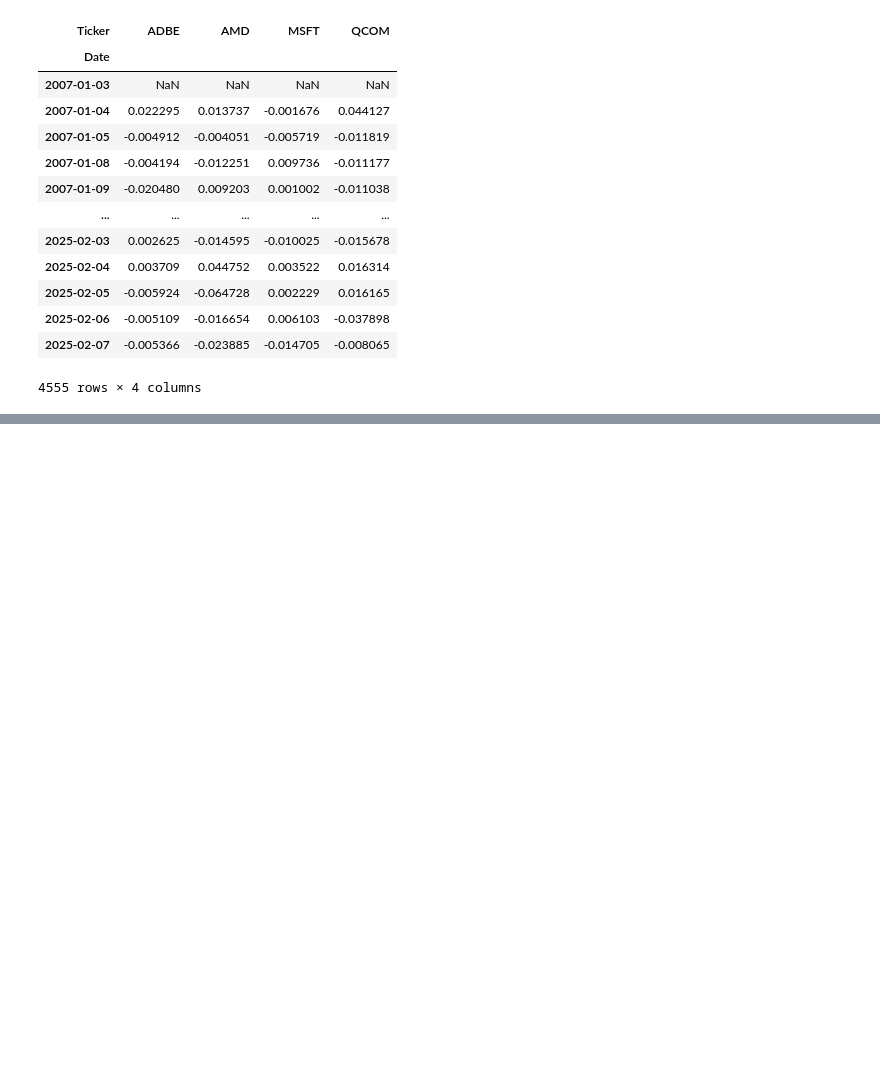
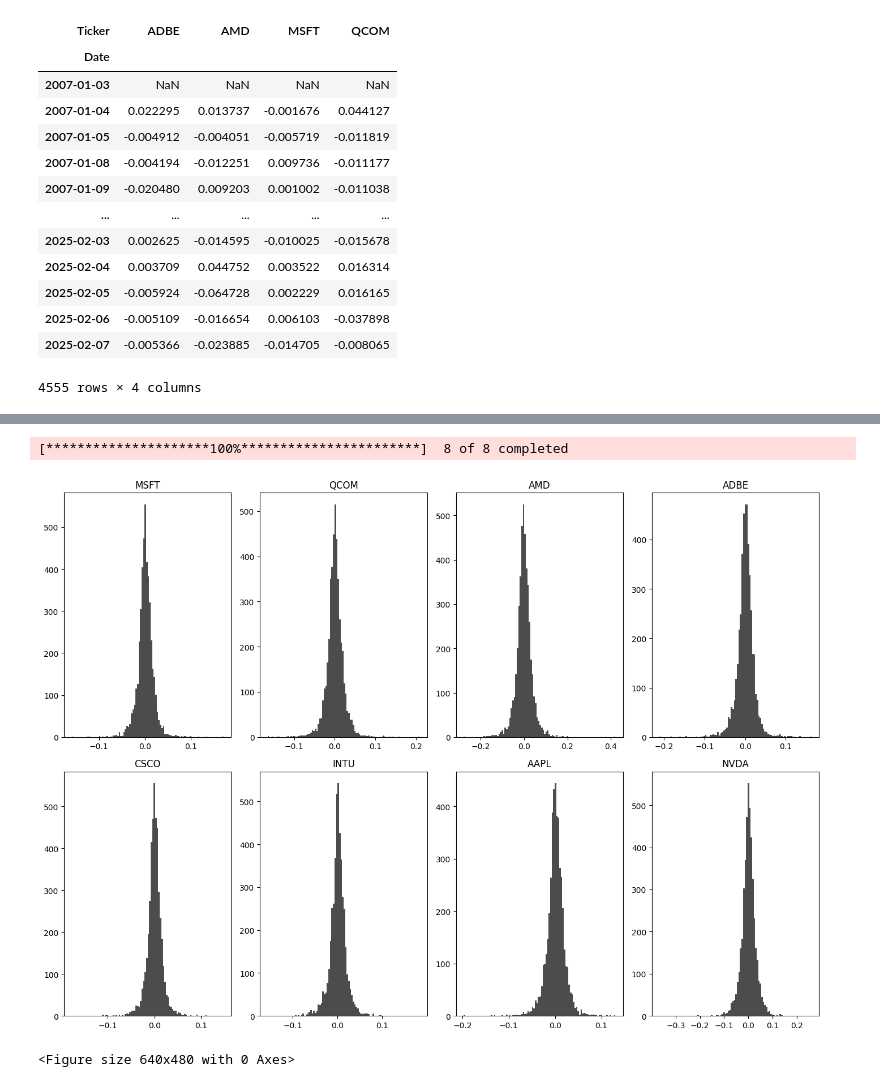
Before and after one commit to KidQuant/FA542-Project, a Jupyter notebook: data.ipynb, the cells around one changed output, grey strips where cells are left out. Drawn from its saved outputs; the diff is of its cells as text; code cells hidden in the pictures; blank space fills up the shorter version.

```diff
--- a/data.ipynb
+++ b/data.ipynb
@@ -116,0 +134,31 @@ from statsmodels.graphics.tsaplots import plot_acf
+# %%
+start = datetime.datetime(2007, 1, 1)
+end = datetime.datetime(2025,2,10)
+
+tickers = ['MSFT', 'QCOM', 'AMD', 'ADBE', 'CSCO', 'INTU', 'AAPL', 'NVDA']
+
+df = yf.download(tickers, start, end)['Close']
+# %% [output]
+[*********************100%***********************]  8 of 8 completed
+# %%
+
+daily_returns = np.log(df / df.shift(1))
+# %%
+# Create subplots for histograms of 'Close' prices using matplotlib
+fig, axs = plt.subplots(2, 4, figsize=(14, 10))
+
+# Flatten the axs array for easy iteration
+axs = axs.flatten()
+
+
+for i, ticker in enumerate(tickers):
+    axs[i].hist(daily_returns[ticker].dropna(), bins=100, color='black', alpha=0.7)
+    axs[i].set_title(f'{ticker}')
+
+# Adjust layout
+plt.tight_layout()
+plt.show()
+plt.savefig('Project Report #1/plots/daily_returns_histograms.png')
+# %% [output]
+[figure, added]
+<Figure size 640x480 with 0 Axes>
```
Also changed, not shown: parts of 7 cells of this notebook, 41 other files.
